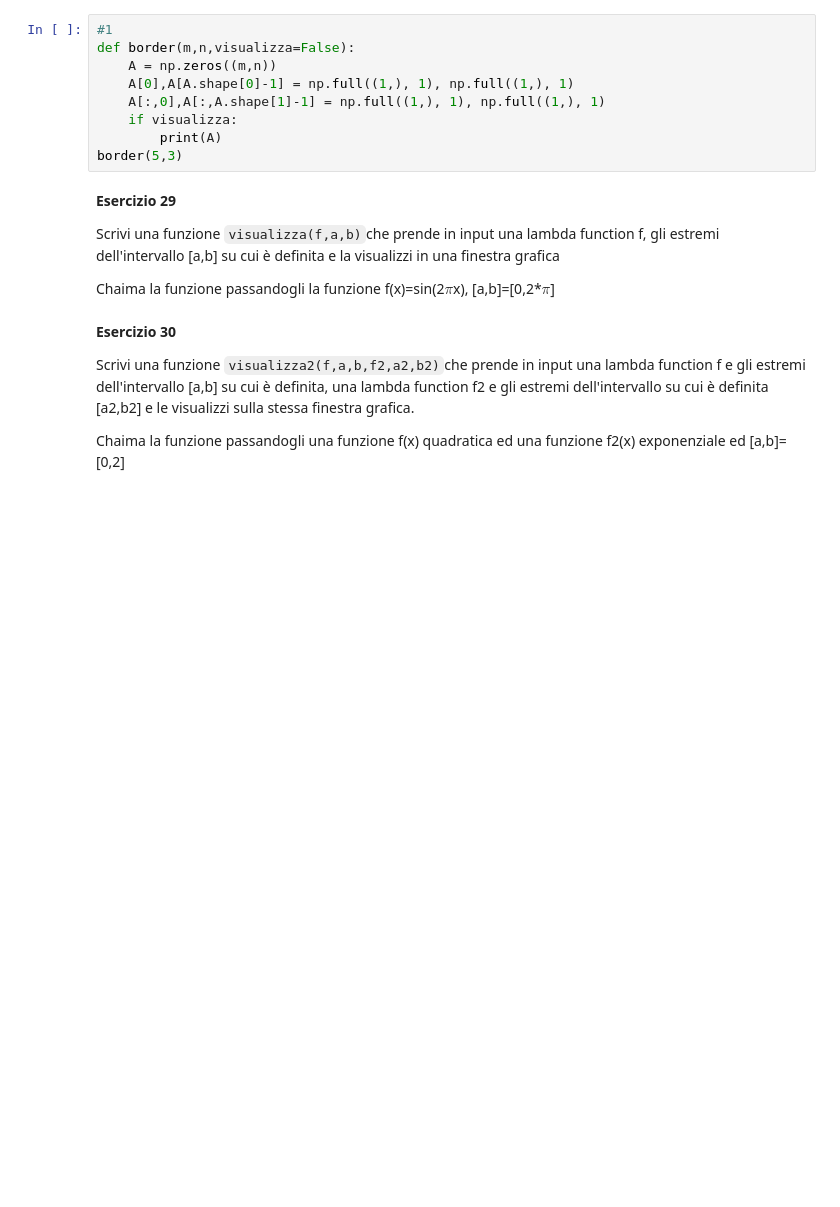
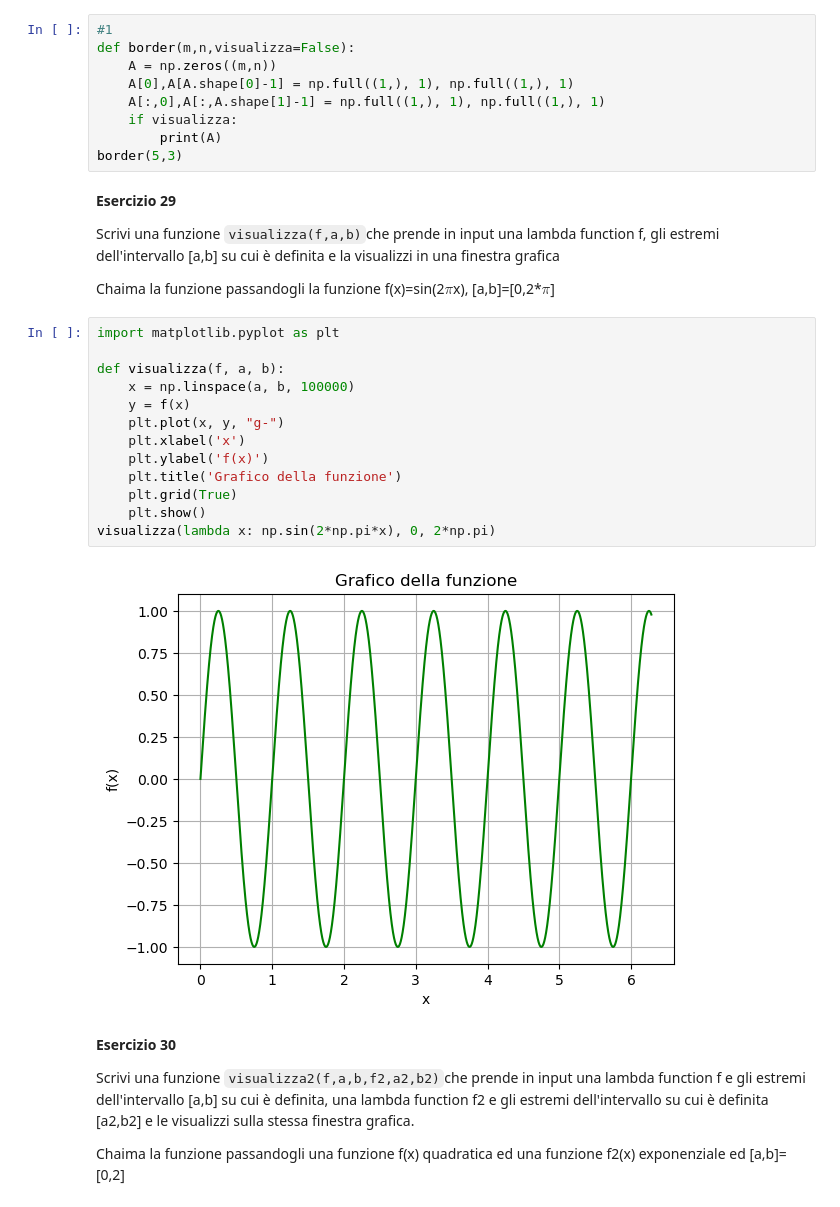
Before and after one commit to vMxster/Numerical_Methods, a Jupyter notebook: Lezione 3 Python/Esercitazione3.ipynb, the cells around one changed output. Cells and saved outputs as stored; diff of their text form; blank space fills up the shorter version.

```diff
--- a/Lezione 3 Python/Esercitazione3.ipynb
+++ b/Lezione 3 Python/Esercitazione3.ipynb
@@ -348,6 +348,21 @@ border(5,3)
 Scrivi una funzione `visualizza(f,a,b)`che prende in input una lambda function f, gli estremi dell'intervallo [a,b] su cui è definita e la visualizzi in una finestra grafica
 
 Chaima la funzione passandogli la funzione f(x)=sin(2*$\pi$*x), [a,b]=[0,2*$\pi$]
+# %%
+import matplotlib.pyplot as plt
+
+def visualizza(f, a, b):
+    x = np.linspace(a, b, 100000)
+    y = f(x)
+    plt.plot(x, y, "g-")
+    plt.xlabel('x')
+    plt.ylabel('f(x)')
+    plt.title('Grafico della funzione')
+    plt.grid(True)
+    plt.show()
+visualizza(lambda x: np.sin(2*np.pi*x), 0, 2*np.pi)
+# %% [output]
+[figure, added]
 # %% [markdown]
 **Esercizio 30**
 
```
